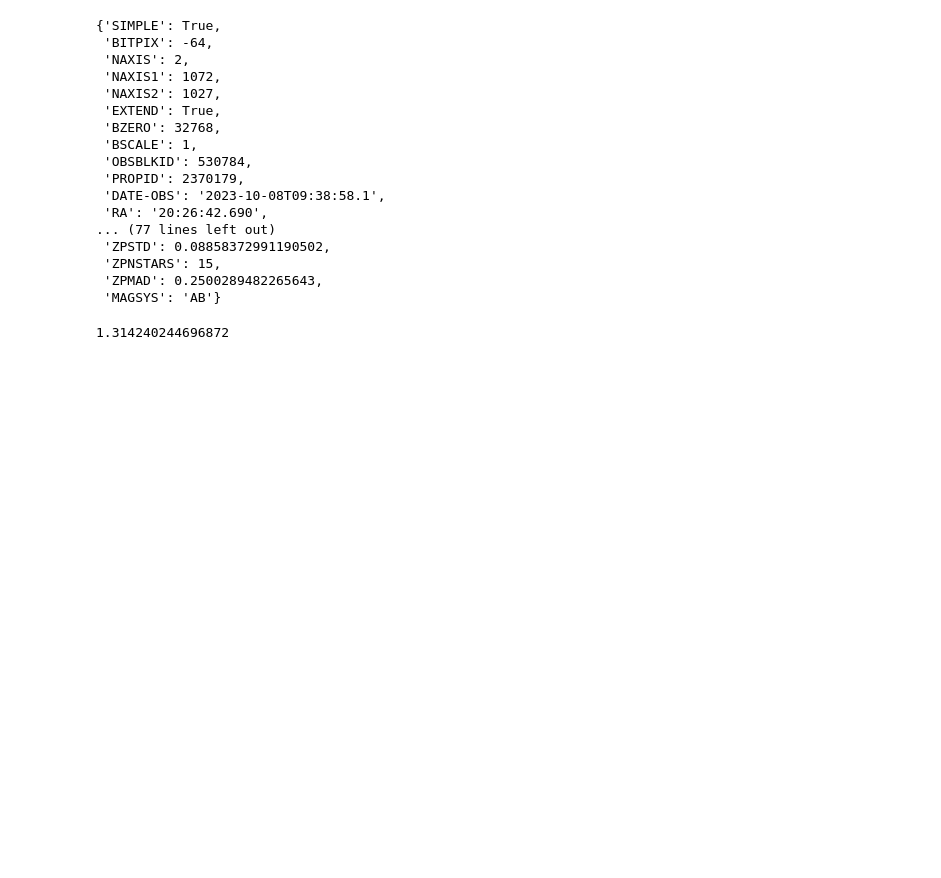
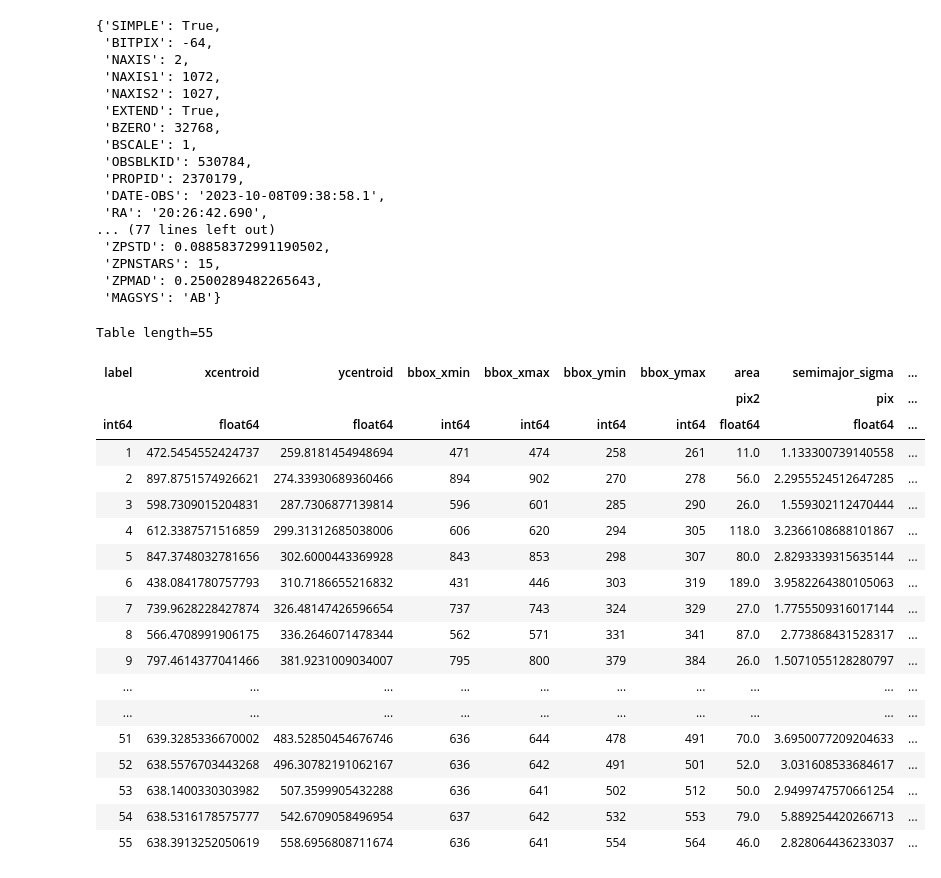
Before and after one commit to MaxFleming23/WiFeS_seeing, a Jupyter notebook: pipeline.ipynb, the cells around one changed output. Drawn from its saved outputs; the diff is of its cells as text; code cells hidden in the pictures; blank space fills up the shorter version.

```diff
--- a/pipeline.ipynb
+++ b/pipeline.ipynb
@@ -1841,7 +2133,27 @@ load_object('/Users/astqx/Desktop/WiFeS/WiFeS_seeing/test_0/photcal/OBK-530784-W
  'ZPNSTARS': 15,
  'ZPMAD': 0.2500289482265643,
  'MAGSYS': 'AB'}
-# %%
-0.00036506673463802*3600
-# %% [output]
-1.314240244696872
+# %%
+table = get_table_from_ldac('/Users/astqx/Desktop/WiFeS/WiFeS_seeing/test_0/phot/temp_OBK-530784-WiFeS-Acq--UT20231008T093800-5.cat')
+table
+# %% [output]
+Table length=55
+| label | xcentroid | ycentroid | bbox_xmin | bbox_xmax | bbox_ymin | bbox_ymax | area | semimajor_sigma | ... |
+|  |  |  |  |  |  |  | pix2 | pix | ... |
+| int64 | float64 | float64 | int64 | int64 | int64 | int64 | float64 | float64 | ... |
+| 1 | 472.5454552424737 | 259.8181454948694 | 471 | 474 | 258 | 261 | 11.0 | 1.133300739140558 | ... |
+| 2 | 897.8751574926621 | 274.33930689360466 | 894 | 902 | 270 | 278 | 56.0 | 2.2955524512647285 | ... |
+| 3 | 598.7309015204831 | 287.7306877139814 | 596 | 601 | 285 | 290 | 26.0 | 1.559302112470444 | ... |
+| 4 | 612.3387571516859 | 299.31312685038006 | 606 | 620 | 294 | 305 | 118.0 | 3.2366108688101867 | ... |
+| 5 | 847.3748032781656 | 302.6000443369928 | 843 | 853 | 298 | 307 | 80.0 | 2.8293339315635144 | ... |
+| 6 | 438.0841780757793 | 310.7186655216832 | 431 | 446 | 303 | 319 | 189.0 | 3.9582264380105063 | ... |
+| 7 | 739.9628228427874 | 326.48147426596654 | 737 | 743 | 324 | 329 | 27.0 | 1.7755509316017144 | ... |
+| 8 | 566.4708991906175 | 336.2646071478344 | 562 | 571 | 331 | 341 | 87.0 | 2.773868431528317 | ... |
+| 9 | 797.4614377041466 | 381.9231009034007 | 795 | 800 | 379 | 384 | 26.0 | 1.5071055128280797 | ... |
+| ... | ... | ... | ... | ... | ... | ... | ... | ... | ... |
+| ... | ... | ... | ... | ... | ... | ... | ... | ... | ... |
+| 51 | 639.3285336670002 | 483.52850454676746 | 636 | 644 | 478 | 491 | 70.0 | 3.6950077209204633 | ... |
+| 52 | 638.5576703443268 | 496.30782191062167 | 636 | 642 | 491 | 501 | 52.0 | 3.031608533684617 | ... |
+| 53 | 638.1400330303982 | 507.3599905432288 | 636 | 641 | 502 | 512 | 50.0 | 2.9499747570661254 | ... |
+| 54 | 638.5316178575777 | 542.6709058496954 | 637 | 642 | 532 | 553 | 79.0 | 5.889254420266713 | ... |
+| 55 | 638.3913252050619 | 558.6956808711674 | 636 | 641 | 554 | 564 | 46.0 | 2.828064436233037 | ... |
```
Also changed, not shown: parts of 15 cells of this notebook, 45 other files.
